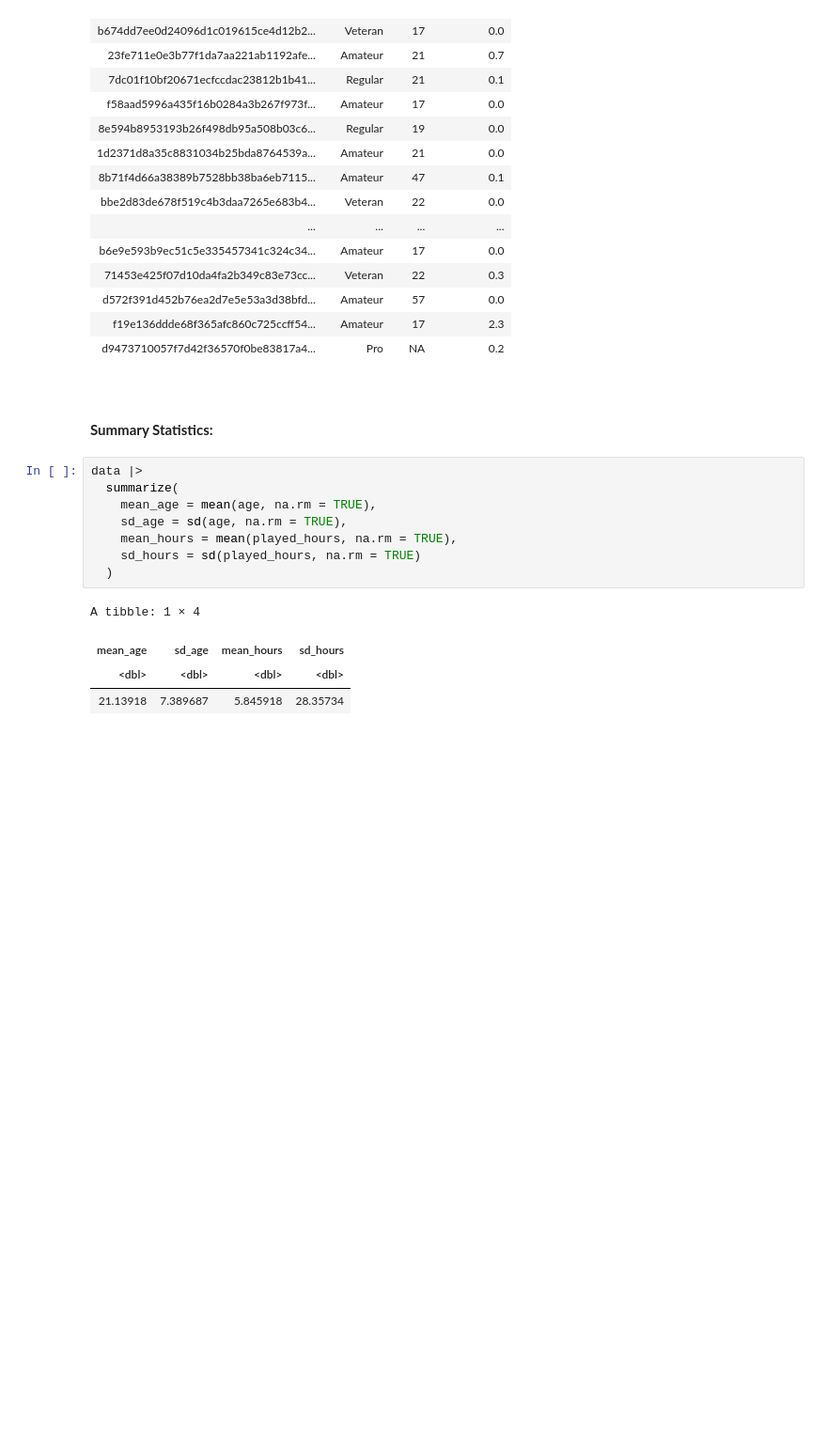
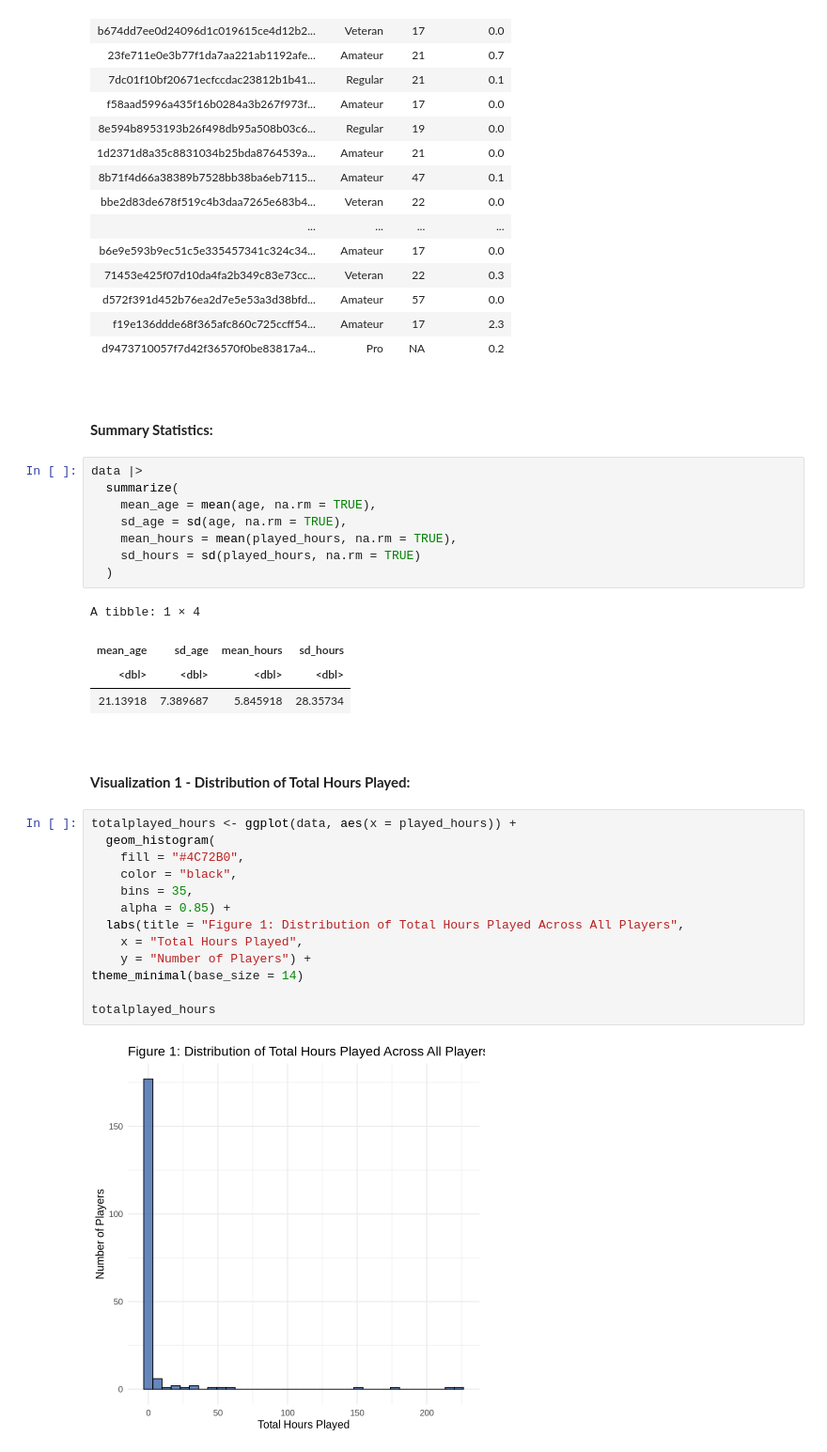
Before and after one commit to gaida123/dsci-100-008-group-6, a Jupyter notebook: DSCI 100 Group Project Methods & Results.ipynb, the cells around one changed output. Shown: that part at 94% size. Drawn from its saved outputs; the diff is of its cells as text; blank space fills up the shorter version.

Commit message:
Visualization 1 - Distribution of Total Hours Played
Created 1st visualization.

```diff
--- a/DSCI 100 Group Project Methods & Results.ipynb
+++ b/DSCI 100 Group Project Methods & Results.ipynb
@@ -104,3 +104,22 @@ A tibble: 1 × 4
 | mean_age | sd_age | mean_hours | sd_hours |
 | <dbl> | <dbl> | <dbl> | <dbl> |
 | 21.13918 | 7.389687 | 5.845918 | 28.35734 |
+# %% [markdown]
+<br>
+# %% [markdown]
+**Visualization 1 - Distribution of Total Hours Played:**
+# %%
+totalplayed_hours <- ggplot(data, aes(x = played_hours)) +
+  geom_histogram(
+    fill = "#4C72B0",
+    color = "black",
+    bins = 35,
+    alpha = 0.85) +
+  labs(title = "Figure 1: Distribution of Total Hours Played Across All Players",
+    x = "Total Hours Played",
+    y = "Number of Players") +
+theme_minimal(base_size = 14)
+
+totalplayed_hours
+# %% [output]
+[figure, added]
```
